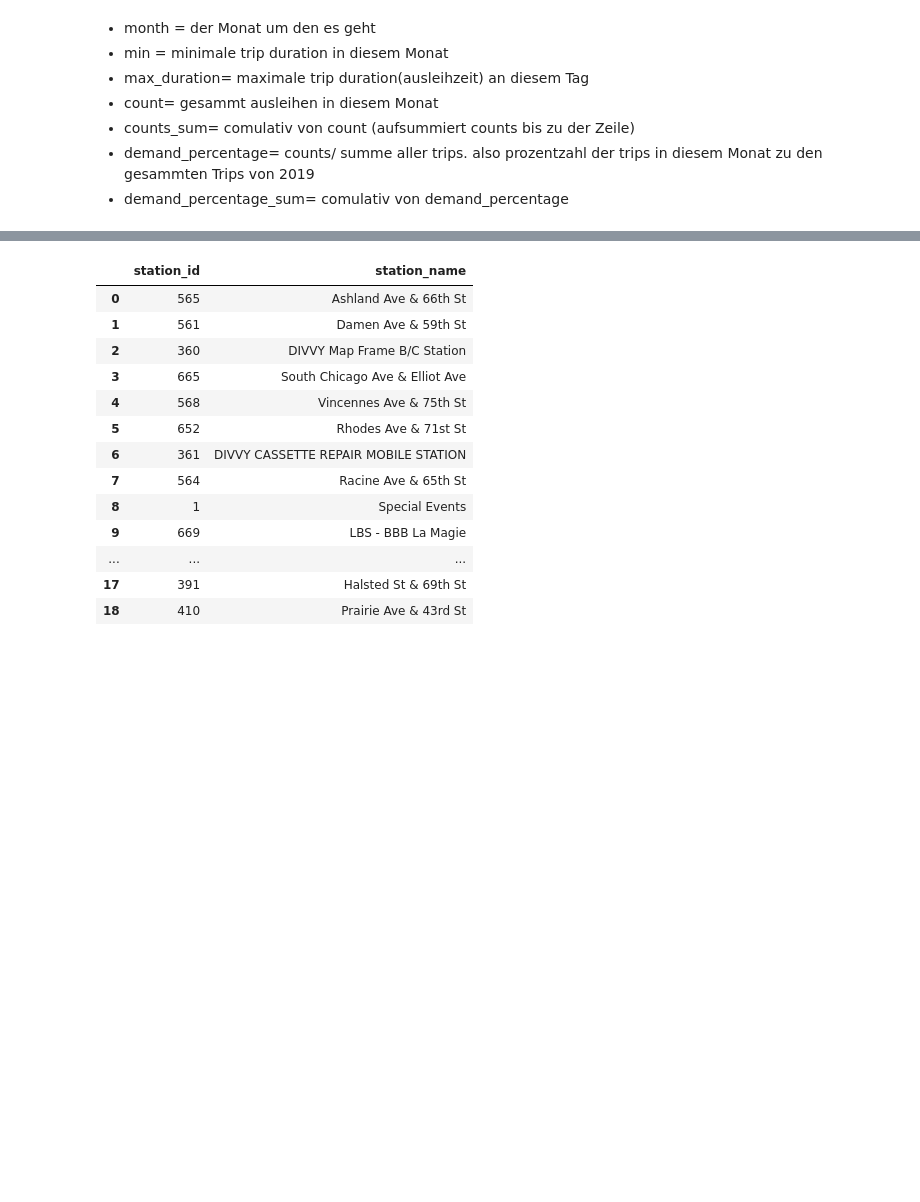
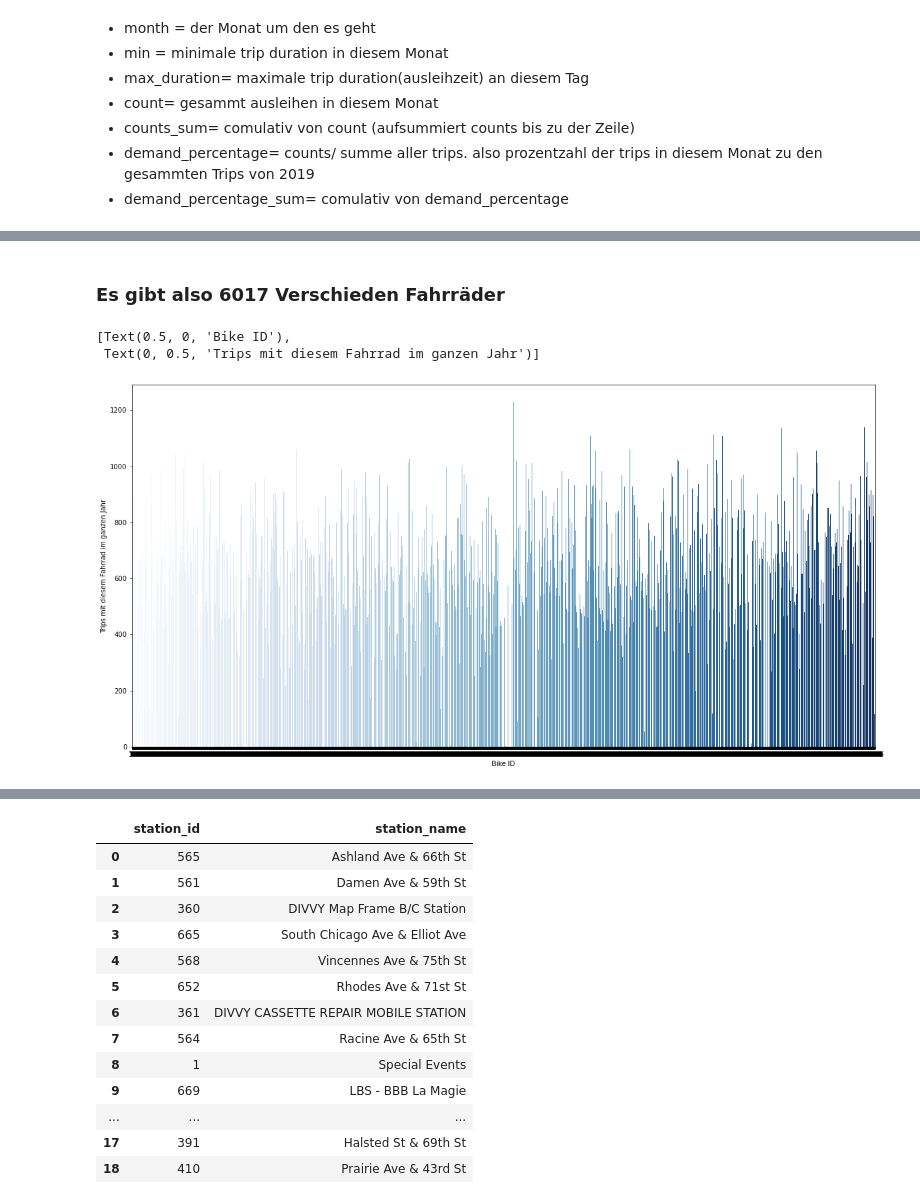
Before and after one commit to robschip/Team_AAkatsuki, a Jupyter notebook: Step 1.2 and 2 without geographical demand.ipynb, the cells around one changed output, grey strips where cells are left out. Saved outputs shown, nothing was run; the diff lists cells and outputs as text; code cells hidden in the pictures; blank space fills up the shorter version.

```diff
--- a/Step 1.2 and 2 without geographical demand.ipynb
+++ b/Step 1.2 and 2 without geographical demand.ipynb
@@ -601,2 +625,5 @@ Das ist die Fertige Tabelle 4:
 - mean_trip_duration_sub= Durchschnittliche Ausleihzeit der Subsriber in dieser Stunde
 - mean_trip_duration_cus= Durchschnittliche Ausleihzeit der Customer in dieser Stunde
+# %%
+bikes=df.groupby('bike_id').trip_duration_min.agg(['max','mean','count','sum'])
+bikes
@@ -602,0 +645,9 @@ Das ist die Fertige Tabelle 4:
+# %%
+df_bikes=pd.DataFrame(columns=['bike_id','trips_total_with_this_bike'])
+df_bikes['bike_id']=bikes.index
+# %%
+bikes.reset_index(drop=True, inplace=True)
+# %%
+df_bikes['trips_total_with_this_bike']=bikes['count']
+df_bikes['sum_of_all_tripsduration_min']=bikes['sum']
+df_bikes
@@ -602,0 +668,12 @@ Das ist die Fertige Tabelle 4:
+# %% [markdown]
+### Es gibt also 6017 Verschieden Fahrräder
+# %%
+
+f, axes=plt.subplots(1,1, figsize=(20,10))
+
+bikes_plot=sns.barplot(x='bike_id',y='trips_total_with_this_bike',data=df_bikes,palette='Blues')
+bikes_plot.set(xlabel='Bike ID', ylabel='Trips mit diesem Fahrrad im ganzen Jahr')
+# %% [output]
+[Text(0.5, 0, 'Bike ID'),
+ Text(0, 0.5, 'Trips mit diesem Fahrrad im ganzen Jahr')]
+[figure, added]
```
Also changed, not shown: parts of 14 cells of this notebook.
